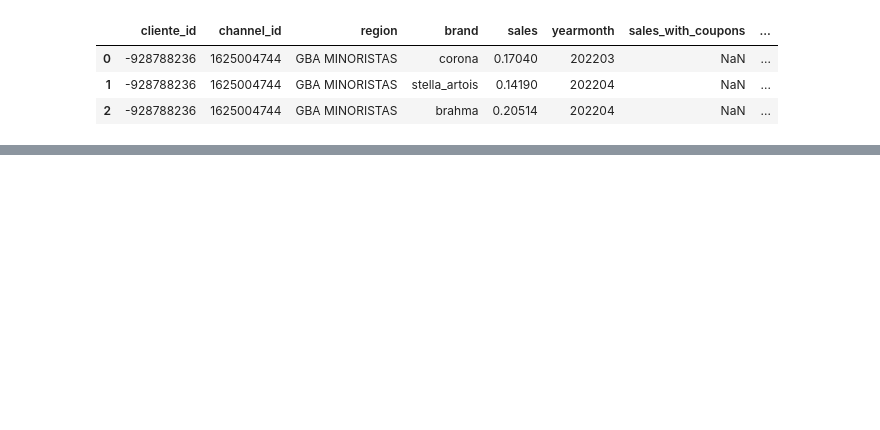
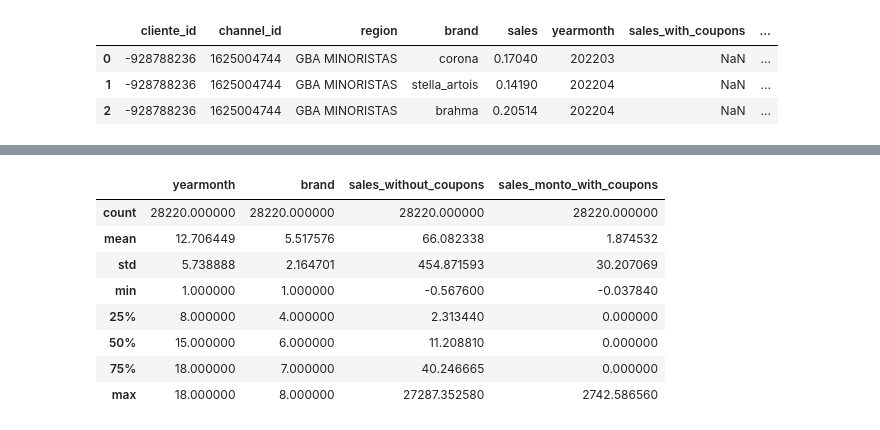
Before and after one commit to AntoSambuceti/datascience_classes, a Jupyter notebook: MM/Challange_Quilmes/Challange-Quilmes.ipynb, the cells around one changed output, grey strips where cells are left out. Saved outputs shown, nothing was run; the diff lists cells and outputs as text; code cells hidden in the pictures; blank space fills up the shorter version.

```diff
--- a/MM/Challange_Quilmes/Challange-Quilmes.ipynb
+++ b/MM/Challange_Quilmes/Challange-Quilmes.ipynb
@@ -661,4 +657,4 @@ df_ventas_totales['sales_without_coupons'] = df_ventas_totales.apply(lambda x: x
 # %%
 df_ventas_totales['sales'] = df_ventas_totales.apply(lambda x: 0 if x['sales_without_coupons'] != 0 else x['sales'], axis=1)
 # %%
-df_ventas_totales.rename(columns={'sales':'sales$_with_coupons'},inplace=True)
+df_ventas_totales.rename(columns={'sales':'sales_monto_with_coupons'},inplace=True)
@@ -679,5 +661,5 @@ df_ventas_totales[['sales_without_coupons','participation_campein','sales$_with_
 # %%
-df_ventas_totales.groupby('cliente_id').agg({'yearmonth' : 'nunique',
+df_clients_groupby = df_ventas_totales.groupby('cliente_id').agg({'yearmonth' : 'nunique',
                                              'brand' : 'nunique',
                                              'sales_without_coupons':'sum',
-                                             'sales$_with_coupons':'sum'})
+                                             'sales_monto_with_coupons':'sum'})
@@ -718,0 +678,12 @@ df_ventas_totales[df_ventas_totales['cliente_id'] ==-2147472583]
+# %%
+df_clients_groupby.describe()
+# %% [output]
+|  | yearmonth | brand | sales_without_coupons | sales_monto_with_coupons |
+| count | 28220.000000 | 28220.000000 | 28220.000000 | 28220.000000 |
+| mean | 12.706449 | 5.517576 | 66.082338 | 1.874532 |
+| std | 5.738888 | 2.164701 | 454.871593 | 30.207069 |
+| min | 1.000000 | 1.000000 | -0.567600 | -0.037840 |
+| 25% | 8.000000 | 4.000000 | 2.313440 | 0.000000 |
+| 50% | 15.000000 | 6.000000 | 11.208810 | 0.000000 |
+| 75% | 18.000000 | 7.000000 | 40.246665 | 0.000000 |
+| max | 18.000000 | 8.000000 | 27287.352580 | 2742.586560 |
```
Also changed, not shown: parts of 21 cells of this notebook, 2 other files.
